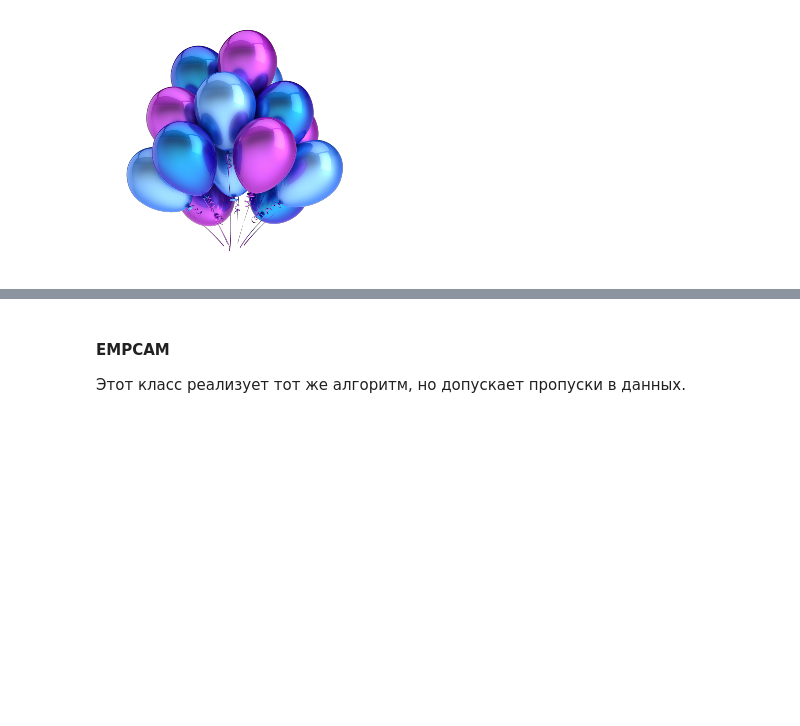
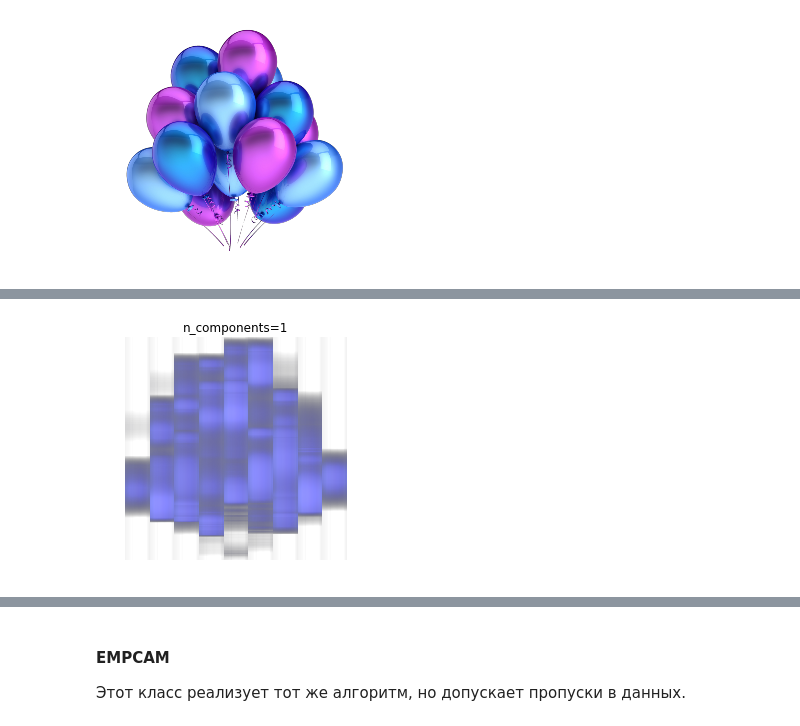
Before and after one commit to ArtsemZhuk/EMPCA, a Jupyter notebook: graphs.ipynb, the cells around one changed output, grey strips where cells are left out. Cells and saved outputs as stored; diff of their text form; code cells hidden in the pictures; blank space fills up the shorter version.

```diff
--- a/graphs.ipynb
+++ b/graphs.ipynb
@@ -174,0 +154,4 @@ Wall time: 7.87 µs
+# %%
+%time
+compress(1)
+# %% [output]
@@ -174,0 +160 @@ Wall time: 7.87 µs
+[figure, added]
```
Also changed, not shown: parts of 12 cells of this notebook, 1 other file.
